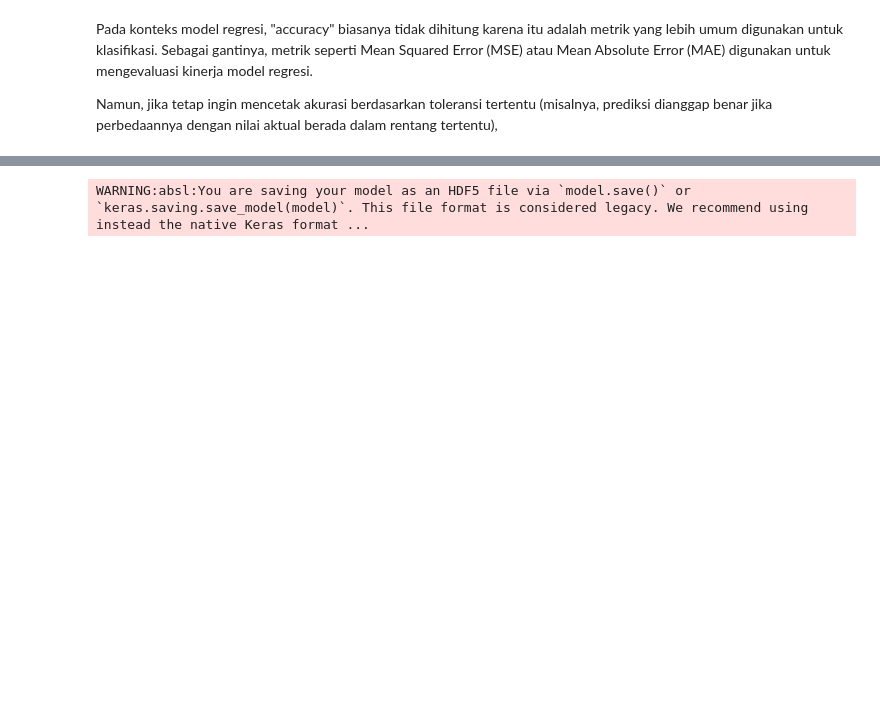
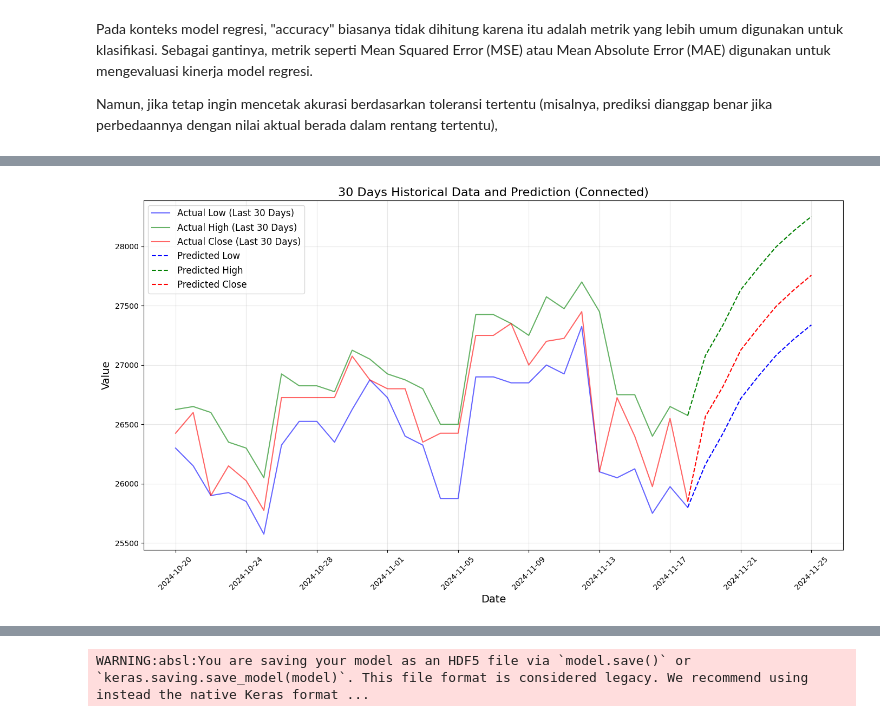
Before and after one commit to Anggar-In/Machine-Learning, a Jupyter notebook: stock_price_predictions/trainingScripts/untr_trainingModel.ipynb, the cells around one changed output, grey strips where cells are left out. Cells and saved outputs as stored; diff of their text form; code cells hidden in the pictures; blank space fills up the shorter version.

```diff
--- a/stock_price_predictions/trainingScripts/untr_trainingModel.ipynb
+++ b/stock_price_predictions/trainingScripts/untr_trainingModel.ipynb
@@ -330,0 +450,41 @@ model.save('./saveModel')
+# %%
+# Ambil 30 hari terakhir dari data historis
+historical_last_30 = historical_data.tail(30)
+
+# Ambil titik terakhir dari data historis
+last_historical_point = historical_last_30.iloc[-1]
+
+# Tambahkan titik terakhir data historis ke awal data prediksi
+predicted_df_with_connection = pd.concat([pd.DataFrame([last_historical_point]), predicted_df])
+
+# Gabungkan data historis (30 hari terakhir) dengan prediksi
+combined_last_30_and_forecast = pd.concat([historical_last_30, predicted_df_with_connection])
+
+# Plot data historis (30 hari terakhir)
+plt.figure(figsize=(14, 8))
+plt.plot(historical_last_30.index, historical_last_30['Low'], label='Actual Low (Last 30 Days)', color='blue', alpha=0.6)
+plt.plot(historical_last_30.index, historical_last_30['High'], label='Actual High (Last 30 Days)', color='green', alpha=0.6)
+plt.plot(historical_last_30.index, historical_last_30['Close'], label='Actual Close (Last 30 Days)', color='red', alpha=0.6)
+
+# Plot data prediksi
+plt.plot(predicted_df_with_connection.index, predicted_df_with_connection['Low'], label='Predicted Low', color='blue', linestyle='dashed')
+plt.plot(predicted_df_with_connection.index, predicted_df_with_connection['High'], label='Predicted High', color='green', linestyle='dashed')
+plt.plot(predicted_df_with_connection.index, predicted_df_with_connection['Close'], label='Predicted Close', color='red', linestyle='dashed')
+
+# Konfigurasi sumbu waktu dan format tanggal
+plt.gca().xaxis.set_major_locator(plt.MaxNLocator(10))  # Maksimum 10 label x-axis
+plt.gca().xaxis.set_major_formatter(plt.matplotlib.dates.DateFormatter('%Y-%m-%d'))
+plt.gca().tick_params(axis='x', rotation=45)
+
+# Tambahkan judul, label sumbu, dan legenda
+plt.title('30 Days Historical Data and Prediction (Connected)', fontsize=16)
+plt.xlabel('Date', fontsize=14)
+plt.ylabel('Value', fontsize=14)
+plt.legend(fontsize=12)
+plt.grid(alpha=0.3)
+
+# Tampilkan grafik
+plt.tight_layout()
+plt.show()
+# %% [output]
+[figure, added]
```
Also changed, not shown: parts of 42 cells of this notebook.
